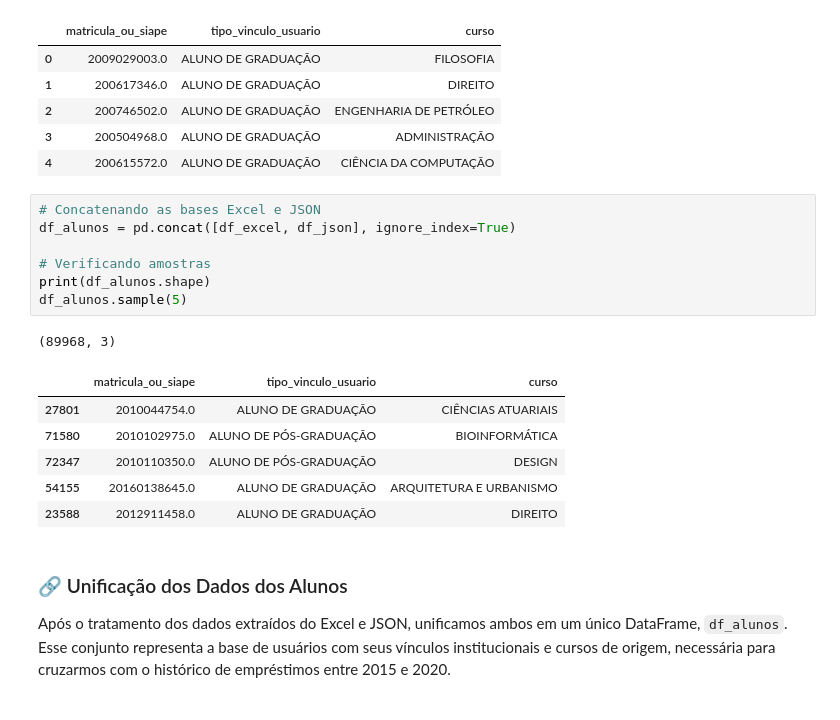
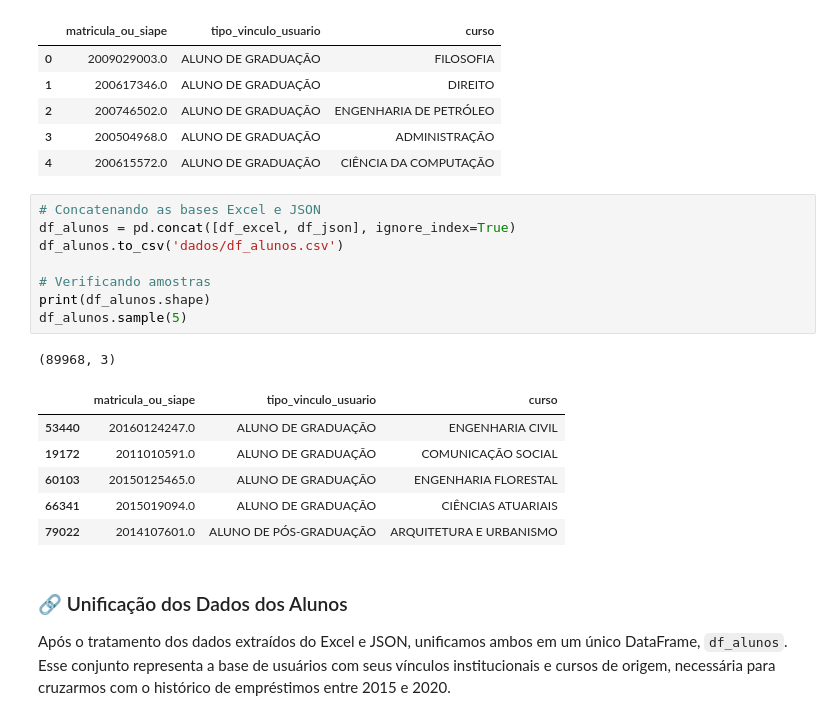
Before and after one commit to JhonnyMOliveira/7daysofcode, a Jupyter notebook: desafio06/desafio06.ipynb, the cells around one changed output. Cells and saved outputs as stored; diff of their text form.

```diff
--- a/desafio06/desafio06.ipynb
+++ b/desafio06/desafio06.ipynb
@@ -216,18 +216,19 @@ display(df_json.head())
 # %%
 # Concatenando as bases Excel e JSON
 df_alunos = pd.concat([df_excel, df_json], ignore_index=True)
+df_alunos.to_csv('dados/df_alunos.csv')
 
 # Verificando amostras
 print(df_alunos.shape)
 df_alunos.sample(5)
 # %% [output]
 (89968, 3)
 |  | matricula_ou_siape | tipo_vinculo_usuario | curso |
-| 27801 | 2010044754.0 | ALUNO DE GRADUAÇÃO | CIÊNCIAS ATUARIAIS |
-| 71580 | 2010102975.0 | ALUNO DE PÓS-GRADUAÇÃO | BIOINFORMÁTICA |
-| 72347 | 2010110350.0 | ALUNO DE PÓS-GRADUAÇÃO | DESIGN |
-| 54155 | 20160138645.0 | ALUNO DE GRADUAÇÃO | ARQUITETURA E URBANISMO |
-| 23588 | 2012911458.0 | ALUNO DE GRADUAÇÃO | DIREITO |
+| 53440 | 20160124247.0 | ALUNO DE GRADUAÇÃO | ENGENHARIA CIVIL |
+| 19172 | 2011010591.0 | ALUNO DE GRADUAÇÃO | COMUNICAÇÃO SOCIAL |
+| 60103 | 20150125465.0 | ALUNO DE GRADUAÇÃO | ENGENHARIA FLORESTAL |
+| 66341 | 2015019094.0 | ALUNO DE GRADUAÇÃO | CIÊNCIAS ATUARIAIS |
+| 79022 | 2014107601.0 | ALUNO DE PÓS-GRADUAÇÃO | ARQUITETURA E URBANISMO |
 # %% [markdown]
 ### 🔗 Unificação dos Dados dos Alunos
 
```
Also changed, not shown: 1 other file.
